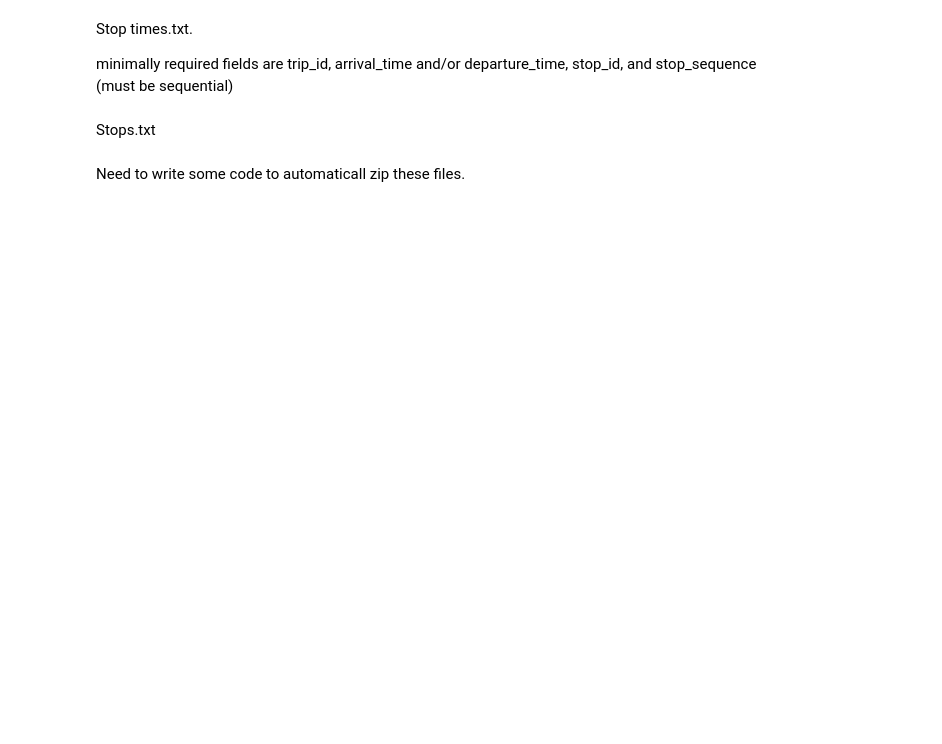
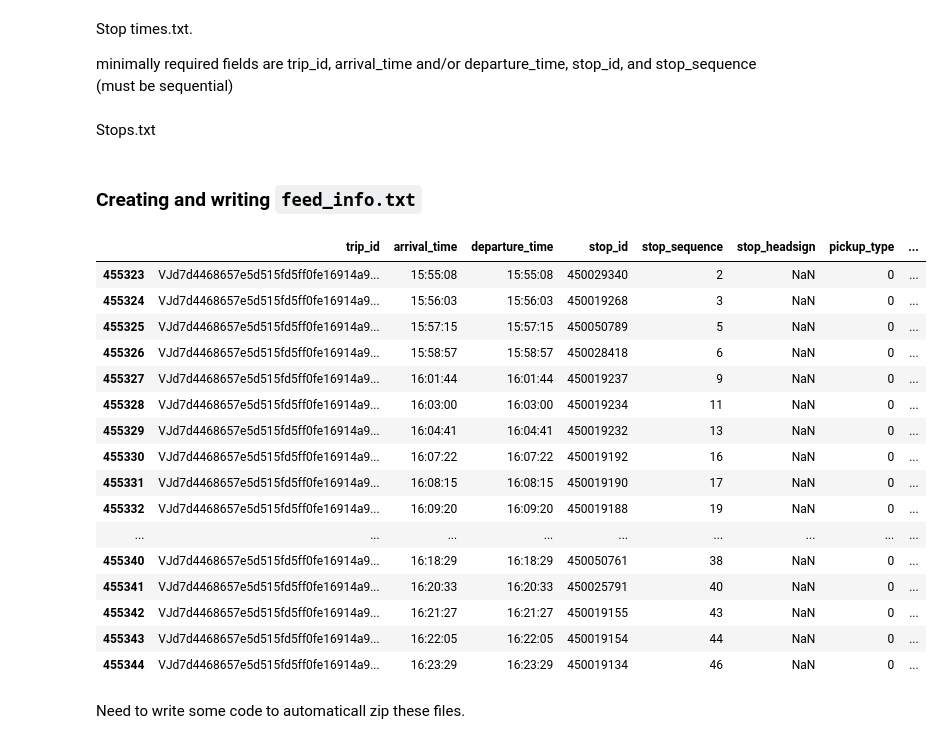
Before and after one commit to open-innovations/bus-tracking, a Jupyter notebook: pipelines/GTFS-RT2GTFS.ipynb, the cells around one changed output. Saved outputs shown, nothing was run; the diff lists cells and outputs as text; code cells hidden in the pictures; blank space fills up the shorter version.

```diff
--- a/pipelines/GTFS-RT2GTFS.ipynb
+++ b/pipelines/GTFS-RT2GTFS.ipynb
@@ -272,3 +411,29 @@ RealStopTimes.to_csv(ROOT / "real-19SepGB_GTFS_Timetables/stop_times.txt",index=
+# %%
+RealStopTimes = FilteredStopTimes.merge(FilteredOrderedBusLocations, on=['trip_id', 'stop_id'], how='inner')
+RealStopTimes['arrival_time'] = RealStopTimes['uk_bst_time_only']
+RealStopTimes['departure_time'] = RealStopTimes['uk_bst_time_only']
+
+# A trip must visit more than one stop in stop_times.txt to be usable by passengers for boarding and alighting.
+stop_counts = RealStopTimes.groupby('trip_id')['stop_id'].count()
+trip_ids_with_one_stop = stop_counts[stop_counts == 1].index.to_list()
+RealStopTimes = RealStopTimes[~RealStopTimes.trip_id.isin(trip_ids_with_one_stop)] # Exclude trips with only 1 stop. (The "~" is negation)
+
+# When sorted by stop_times.stop_sequence, two consecutive entries in stop_times.txt
+# should have increasing distance, based on the field shape_dist_traveled.
+# If the values are equal, this is considered as an error.
+RealStopTimes.sort_values(by=['trip_id', 'stop_sequence'], ascending=True, inplace=True)
+
+# If pick up type == 1, no pickup is available (Guessing this means you can't get on the bus here?)
+RealStopTimes = RealStopTimes[RealStopTimes.pickup_type != 1]
+
+# Remove duplicate rows based on the specified columns but keep the first occurrence
+RealStopTimes = RealStopTimes.drop_duplicates(subset=['trip_id', 'stop_id', 'arrival_time', 'departure_time', 'shape_dist_traveled'], keep='first')
+
+# Filtering only columns we need to write stop_times.txt
+RealStopTimes = RealStopTimes[['trip_id','arrival_time','departure_time','stop_id','stop_sequence','stop_headsign','pickup_type','drop_off_type','shape_dist_traveled','timepoint']]
+# RealStopTimes[RealStopTimes.trip_id == "VJ79ee6abdf8b1015398ec41a7f77b76c7f6a0b10f"]
+
+RealStopTimes.to_csv(ROOT / "real-19SepGB_GTFS_Timetables/stop_times.txt",index=False)
 # %% [markdown]
 Stops.txt
 # %%
@@ -277 +446,3 @@ RealStops = stops[stops.stop_id.isin(RealStopIDs)]
 RealStops.to_csv(ROOT / "real-19SepGB_GTFS_Timetables/stops.txt", index=False)
+# %% [markdown]
+### Creating and writing `feed_info.txt`
@@ -278,2 +451,22 @@ RealStops.to_csv(ROOT / "real-19SepGB_GTFS_Timetables/stops.txt", index=False)
+# %%
+RealStopTimes[RealStopTimes.trip_id == 'VJd7d4468657e5d515fd5ff0fe16914a9e5001e074']
+# %% [output]
+|  | trip_id | arrival_time | departure_time | stop_id | stop_sequence | stop_headsign | pickup_type | ... |
+| 455323 | VJd7d4468657e5d515fd5ff0fe16914a9... | 15:55:08 | 15:55:08 | 450029340 | 2 | NaN | 0 | ... |
+| 455324 | VJd7d4468657e5d515fd5ff0fe16914a9... | 15:56:03 | 15:56:03 | 450019268 | 3 | NaN | 0 | ... |
+| 455325 | VJd7d4468657e5d515fd5ff0fe16914a9... | 15:57:15 | 15:57:15 | 450050789 | 5 | NaN | 0 | ... |
+| 455326 | VJd7d4468657e5d515fd5ff0fe16914a9... | 15:58:57 | 15:58:57 | 450028418 | 6 | NaN | 0 | ... |
+| 455327 | VJd7d4468657e5d515fd5ff0fe16914a9... | 16:01:44 | 16:01:44 | 450019237 | 9 | NaN | 0 | ... |
+| 455328 | VJd7d4468657e5d515fd5ff0fe16914a9... | 16:03:00 | 16:03:00 | 450019234 | 11 | NaN | 0 | ... |
+| 455329 | VJd7d4468657e5d515fd5ff0fe16914a9... | 16:04:41 | 16:04:41 | 450019232 | 13 | NaN | 0 | ... |
+| 455330 | VJd7d4468657e5d515fd5ff0fe16914a9... | 16:07:22 | 16:07:22 | 450019192 | 16 | NaN | 0 | ... |
+| 455331 | VJd7d4468657e5d515fd5ff0fe16914a9... | 16:08:15 | 16:08:15 | 450019190 | 17 | NaN | 0 | ... |
+| 455332 | VJd7d4468657e5d515fd5ff0fe16914a9... | 16:09:20 | 16:09:20 | 450019188 | 19 | NaN | 0 | ... |
+| ... | ... | ... | ... | ... | ... | ... | ... | ... |
+| 455340 | VJd7d4468657e5d515fd5ff0fe16914a9... | 16:18:29 | 16:18:29 | 450050761 | 38 | NaN | 0 | ... |
+| 455341 | VJd7d4468657e5d515fd5ff0fe16914a9... | 16:20:33 | 16:20:33 | 450025791 | 40 | NaN | 0 | ... |
+| 455342 | VJd7d4468657e5d515fd5ff0fe16914a9... | 16:21:27 | 16:21:27 | 450019155 | 43 | NaN | 0 | ... |
+| 455343 | VJd7d4468657e5d515fd5ff0fe16914a9... | 16:22:05 | 16:22:05 | 450019154 | 44 | NaN | 0 | ... |
+| 455344 | VJd7d4468657e5d515fd5ff0fe16914a9... | 16:23:29 | 16:23:29 | 450019134 | 46 | NaN | 0 | ... |
 # %% [markdown]
 Need to write some code to automaticall zip these files.
```
Also changed, not shown: parts of 28 cells of this notebook.
